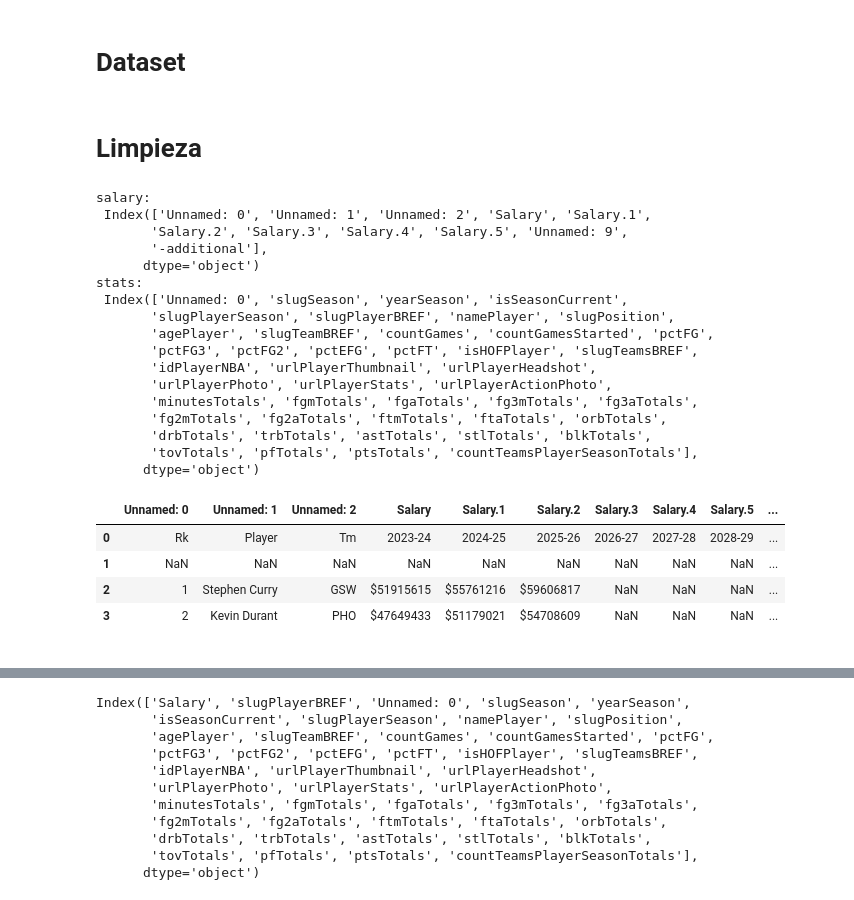
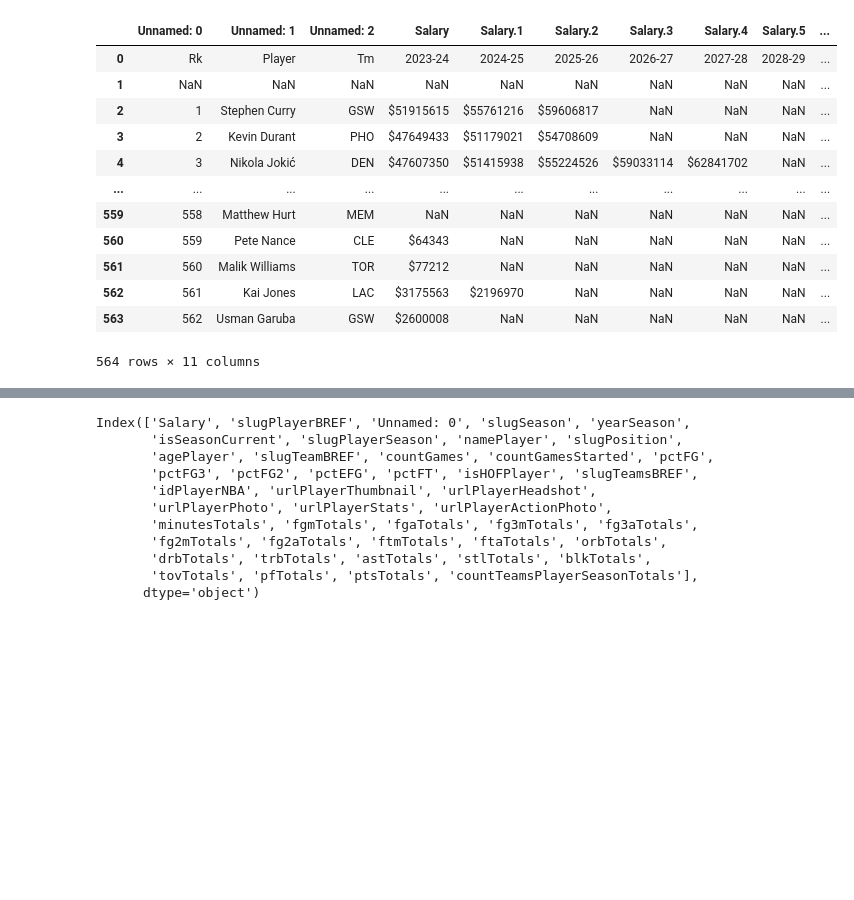
Before and after one commit to m-1806/nba, a Jupyter notebook: M.ipynb, the cells around one changed output, grey strips where cells are left out. Cells and saved outputs as stored; diff of their text form; code cells hidden in the pictures; blank space fills up the shorter version.

```diff
--- a/M.ipynb
+++ b/M.ipynb
@@ -6,47 +1,24 @@ bl BLA BLA
-# %% [markdown]
-# Dataset
 # %%
 import numpy as np
 import pandas as pd
 import plotly.express as px
-
-# Cargamos los dataframes
-salary = pd.read_csv("SALARY.csv")
-stats = pd.read_csv("DATAT2.csv")
-
-# Función para poder visualizar todas las columnas dentro del notebook
-pd.set_option('display.max_columns', None)
-# %% [markdown]
-# Limpieza
-# %%
-# Index, Player, Equipo, 2023-24, 2024-25, 2025-26, 2026-27, 2027-28, 2028-29, Total, slugPlayerBREF
-print("salary:\n", salary.columns)
-print("stats:\n", stats.columns)
-# %% [output]
-salary:
- Index(['Unnamed: 0', 'Unnamed: 1', 'Unnamed: 2', 'Salary', 'Salary.1',
-       'Salary.2', 'Salary.3', 'Salary.4', 'Salary.5', 'Unnamed: 9',
-       '-additional'],
-      dtype='object')
-stats:
- Index(['Unnamed: 0', 'slugSeason', 'yearSeason', 'isSeasonCurrent',
-       'slugPlayerSeason', 'slugPlayerBREF', 'namePlayer', 'slugPosition',
-       'agePlayer', 'slugTeamBREF', 'countGames', 'countGamesStarted', 'pctFG',
-       'pctFG3', 'pctFG2', 'pctEFG', 'pctFT', 'isHOFPlayer', 'slugTeamsBREF',
-       'idPlayerNBA', 'urlPlayerThumbnail', 'urlPlayerHeadshot',
-       'urlPlayerPhoto', 'urlPlayerStats', 'urlPlayerActionPhoto',
-       'minutesTotals', 'fgmTotals', 'fgaTotals', 'fg3mTotals', 'fg3aTotals',
-       'fg2mTotals', 'fg2aTotals', 'ftmTotals', 'ftaTotals', 'orbTotals',
-       'drbTotals', 'trbTotals', 'astTotals', 'stlTotals', 'blkTotals',
-       'tovTotals', 'pfTotals', 'ptsTotals', 'countTeamsPlayerSeasonTotals'],
-      dtype='object')
+# %%
+#cargamos los dataframes
+salary = pd.read_csv("SALARY.CSV")
+stats = pd.read_csv("DATAT2.CSV")
 # %%
-salary.head(4)
+salary
 # %% [output]
 |  | Unnamed: 0 | Unnamed: 1 | Unnamed: 2 | Salary | Salary.1 | Salary.2 | Salary.3 | Salary.4 | Salary.5 | ... |
 | 0 | Rk | Player | Tm | 2023-24 | 2024-25 | 2025-26 | 2026-27 | 2027-28 | 2028-29 | ... |
 | 1 | NaN | NaN | NaN | NaN | NaN | NaN | NaN | NaN | NaN | ... |
 | 2 | 1 | Stephen Curry | GSW | $51915615 | $55761216 | $59606817 | NaN | NaN | NaN | ... |
 | 3 | 2 | Kevin Durant | PHO | $47649433 | $51179021 | $54708609 | NaN | NaN | NaN | ... |
+| 4 | 3 | Nikola Jokić | DEN | $47607350 | $51415938 | $55224526 | $59033114 | $62841702 | NaN | ... |
+| ... | ... | ... | ... | ... | ... | ... | ... | ... | ... | ... |
+| 559 | 558 | Matthew Hurt | MEM | NaN | NaN | NaN | NaN | NaN | NaN | ... |
+| 560 | 559 | Pete Nance | CLE | $64343 | NaN | NaN | NaN | NaN | NaN | ... |
+| 561 | 560 | Malik Williams | TOR | $77212 | NaN | NaN | NaN | NaN | NaN | ... |
+| 562 | 561 | Kai Jones | LAC | $3175563 | $2196970 | NaN | NaN | NaN | NaN | ... |
+| 563 | 562 | Usman Garuba | GSW | $2600008 | NaN | NaN | NaN | NaN | NaN | ... |
+564 rows × 11 columns
-# %% [markdown]
-<holamundo>
```
Also changed, not shown: parts of 34 cells of this notebook.
